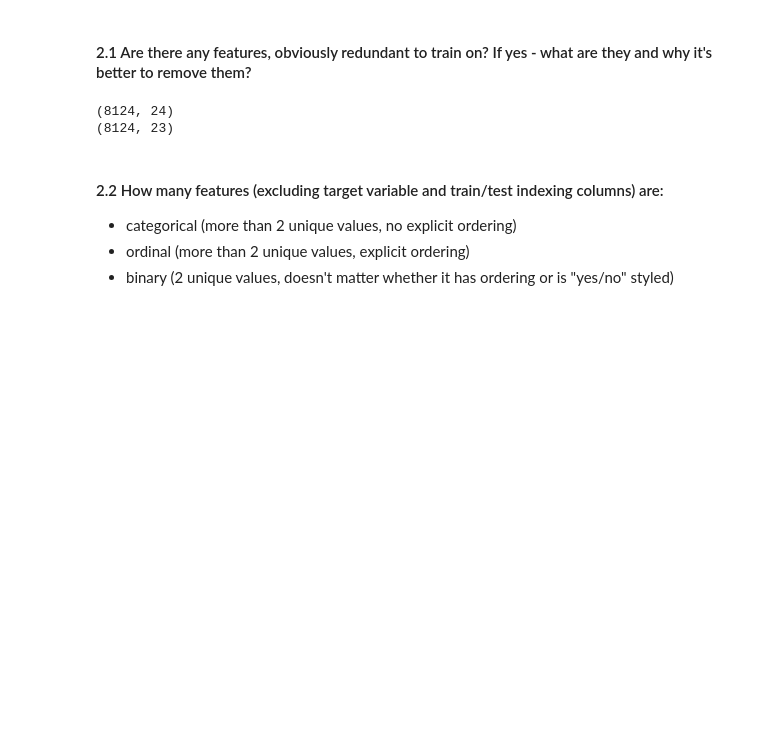
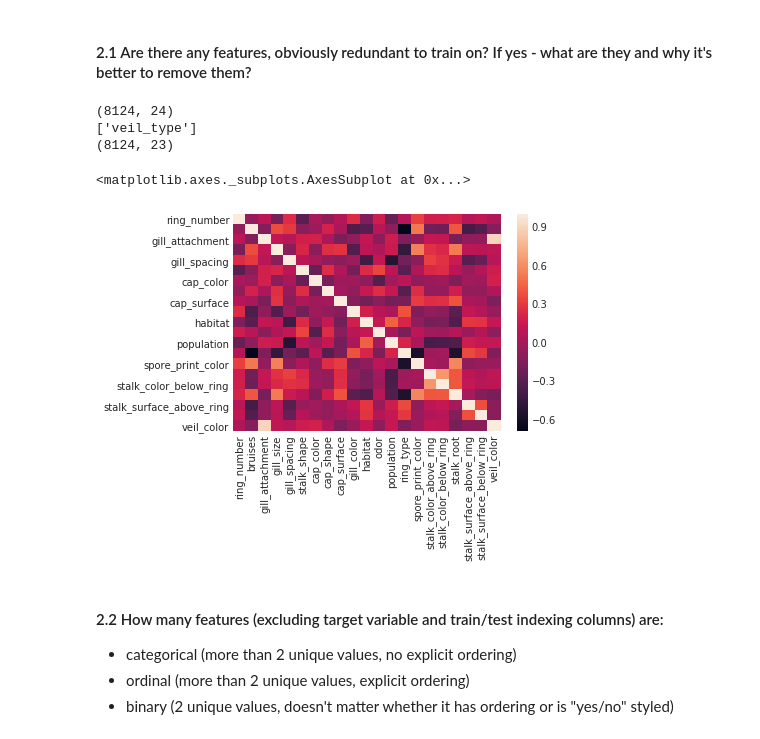
Before and after one commit to ChernyshofPlayground/temp, a Jupyter notebook: UDS_2018/hw3/4 homework-decision-trees-blank-Student-Name.ipynb, the cells around one changed output. Saved outputs shown, nothing was run; the diff lists cells and outputs as text; code cells hidden in the pictures; blank space fills up the shorter version.

```diff
--- a/UDS_2018/hw3/4 homework-decision-trees-blank-Student-Name.ipynb
+++ b/UDS_2018/hw3/4 homework-decision-trees-blank-Student-Name.ipynb
@@ -32,6 +32,11 @@ from sklearn.linear_model import LogisticRegression
 
 # metrics
 from sklearn.metrics import classification_report, f1_score
+
+import seaborn as sns
+
+sns.set_style('darkgrid')
+sns.set_palette('deep')
 # %%
 # read data
 DATA_DIR = 'data'
@@ -101,11 +106,20 @@ for x in df.columns:
         redundant_columns.append(x)
 # ---------------------------------------------------------------
 # lets drop these columns from joint dataset
+print(redundant_columns)
 df = df.drop(redundant_columns, axis=1, errors='ignore')
 print(df.shape)
 # %% [output]
 (8124, 24)
+['veil_type']
 (8124, 23)
+# %%
+# correlation check
+
+sns.heatmap(df[columns_to_use].corr())
+# %% [output]
+<matplotlib.axes._subplots.AxesSubplot at 0x...>
+[figure, added]
 # %% [markdown]
 ####  2.2 How many features (excluding target variable and train/test indexing columns) are:
 - categorical (more than 2 unique values, no explicit ordering)
```
Also changed, not shown: parts of 1 cell of this notebook.
